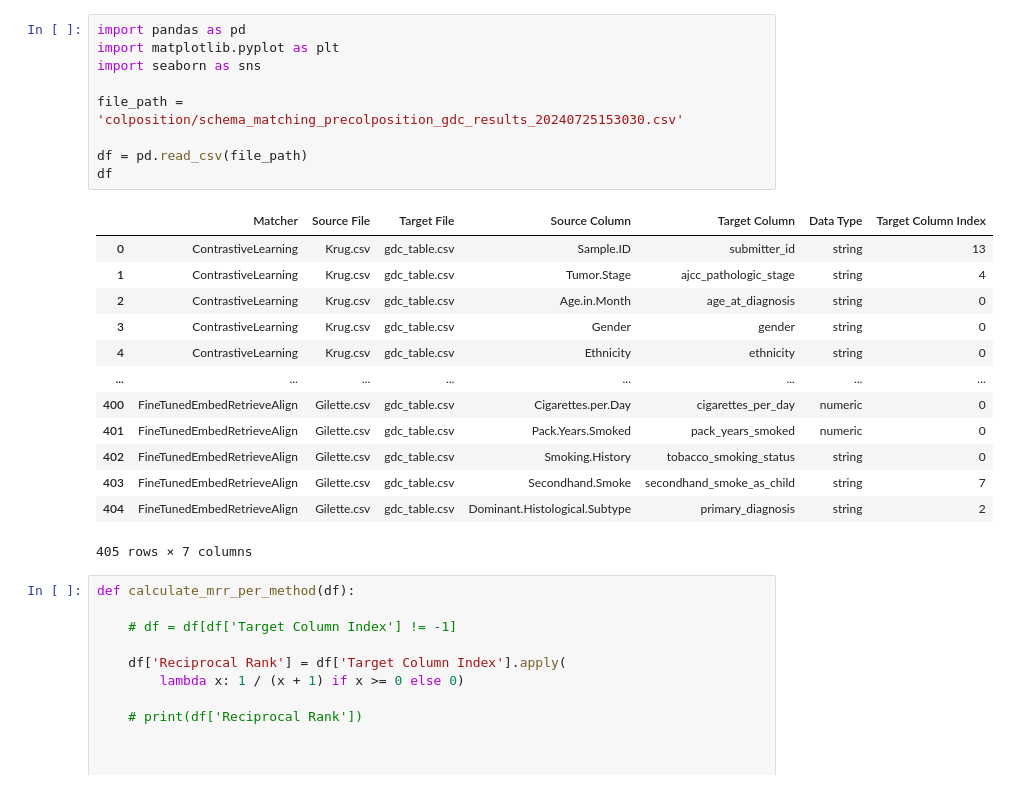
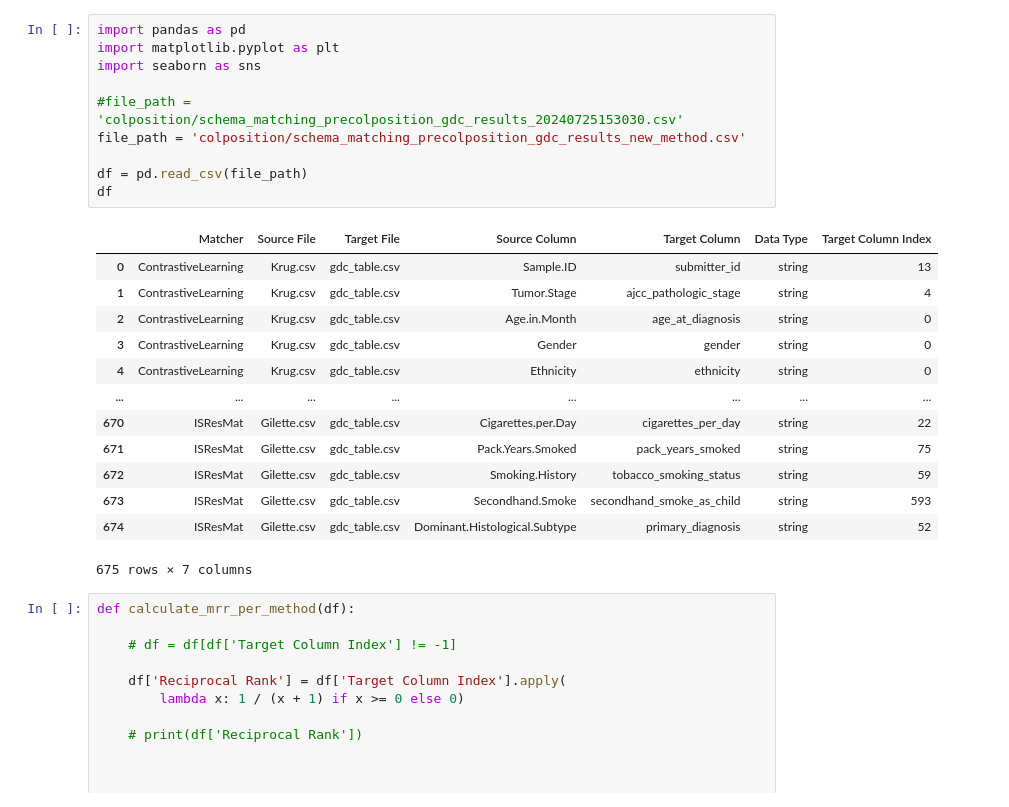
Before and after one commit to kevin-fang-lscm/magneto-matcher, a Jupyter notebook: visualizations/col_pos.ipynb, the cells around one changed output. Saved outputs shown, nothing was run; the diff lists cells and outputs as text.

```diff
--- a/visualizations/col_pos.ipynb
+++ b/visualizations/col_pos.ipynb
@@ -1,26 +1,27 @@
 # %%
 import pandas as pd
 import matplotlib.pyplot as plt
 import seaborn as sns
 
-file_path = 'colposition/schema_matching_precolposition_gdc_results_20240725153030.csv'
+#file_path = 'colposition/schema_matching_precolposition_gdc_results_20240725153030.csv'
+file_path = 'colposition/schema_matching_precolposition_gdc_results_new_method.csv'
 
 df = pd.read_csv(file_path)
 df
 # %% [output]
 |  | Matcher | Source File | Target File | Source Column | Target Column | Data Type | Target Column Index |
 | 0 | ContrastiveLearning | Krug.csv | gdc_table.csv | Sample.ID | submitter_id | string | 13 |
 | 1 | ContrastiveLearning | Krug.csv | gdc_table.csv | Tumor.Stage | ajcc_pathologic_stage | string | 4 |
 | 2 | ContrastiveLearning | Krug.csv | gdc_table.csv | Age.in.Month | age_at_diagnosis | string | 0 |
 | 3 | ContrastiveLearning | Krug.csv | gdc_table.csv | Gender | gender | string | 0 |
 | 4 | ContrastiveLearning | Krug.csv | gdc_table.csv | Ethnicity | ethnicity | string | 0 |
 | ... | ... | ... | ... | ... | ... | ... | ... |
-| 400 | FineTunedEmbedRetrieveAlign | Gilette.csv | gdc_table.csv | Cigarettes.per.Day | cigarettes_per_day | numeric | 0 |
-| 401 | FineTunedEmbedRetrieveAlign | Gilette.csv | gdc_table.csv | Pack.Years.Smoked | pack_years_smoked | numeric | 0 |
-| 402 | FineTunedEmbedRetrieveAlign | Gilette.csv | gdc_table.csv | Smoking.History | tobacco_smoking_status | string | 0 |
-| 403 | FineTunedEmbedRetrieveAlign | Gilette.csv | gdc_table.csv | Secondhand.Smoke | secondhand_smoke_as_child | string | 7 |
-| 404 | FineTunedEmbedRetrieveAlign | Gilette.csv | gdc_table.csv | Dominant.Histological.Subtype | primary_diagnosis | string | 2 |
+| 670 | ISResMat | Gilette.csv | gdc_table.csv | Cigarettes.per.Day | cigarettes_per_day | string | 22 |
+| 671 | ISResMat | Gilette.csv | gdc_table.csv | Pack.Years.Smoked | pack_years_smoked | string | 75 |
+| 672 | ISResMat | Gilette.csv | gdc_table.csv | Smoking.History | tobacco_smoking_status | string | 59 |
+| 673 | ISResMat | Gilette.csv | gdc_table.csv | Secondhand.Smoke | secondhand_smoke_as_child | string | 593 |
+| 674 | ISResMat | Gilette.csv | gdc_table.csv | Dominant.Histological.Subtype | primary_diagnosis | string | 52 |
-405 rows × 7 columns
+675 rows × 7 columns
 # %%
 def calculate_mrr_per_method(df):
 
```
Also changed, not shown: parts of 7 cells of this notebook, 22 other files.
